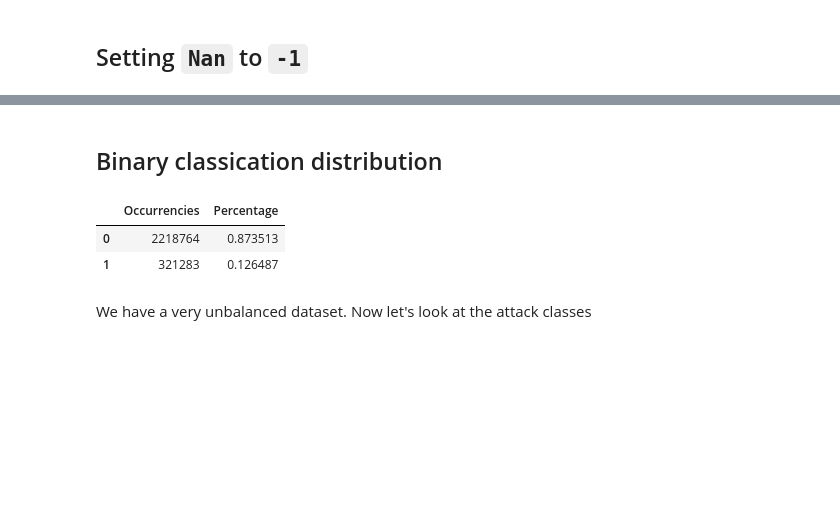
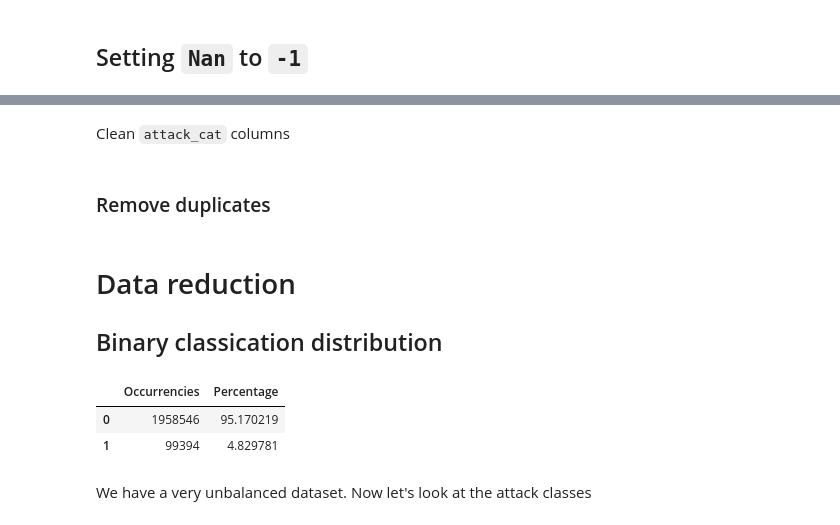
Before and after one commit to just-hms/DM-ML, a Jupyter notebook: src/preprocessing.ipynb, the cells around one changed output, grey strips where cells are left out. Cells and saved outputs as stored; diff of their text form; code cells hidden in the pictures; blank space fills up the shorter version.

```diff
--- a/src/preprocessing.ipynb
+++ b/src/preprocessing.ipynb
@@ -107,7 +107,16 @@ nominal_features = ["proto", "state", "service"]
 
 for nominal_feature in nominal_features:
 	new_values, index = pd.factorize(data[nominal_feature])
+
+	# add the mapping function to a dictonary so it's reusable in the real scenario
+	dict = {}
+
+	column = data[nominal_feature].iloc
+	for i in range(0,len(data)):
+		dict[column[i]] = new_values[i]
+
+	print(dict)
+
+	# editing the data
 	data[nominal_feature] = new_values
-
-data.info()
 # %% [output]
@@ -133,16 +142,30 @@ memory usage: 910.8+ MB
+# %% [markdown]
+Clean `attack_cat` columns
+# %%
+# delete spaces if the attackcat is not None
+data.attack_cat = data.attack_cat.apply(lambda x: str(x).strip() if str(x) != "nan" else x)
+
+# Merge `Backdoor` and `Backdoors` as they are the same thing
+data.attack_cat = data.attack_cat.apply(lambda x: "Backdoor" if x == "Backdoors" else x)
+# %% [markdown]
+### Remove duplicates
+# %%
+data.drop_duplicates(inplace=True)
 # %% [markdown]
+# Data reduction
+
 ## Binary classication distribution
 # %%
-data_summary_attack = pd.DataFrame(data.Label.value_counts())
-data_summary_attack.columns.values[0] = "Occurrencies"
+attacks_summary = pd.DataFrame(data.Label.value_counts())
+attacks_summary.columns.values[0] = "Occurrencies"
 
-data_summary_attack["Percentage"] = data.Label.value_counts() / len(data)
+attacks_summary["Percentage"] = data.Label.value_counts() / len(data) * 100
 
-data_summary_attack
+attacks_summary
 # %% [output]
 |  | Occurrencies | Percentage |
-| 0 | 2218764 | 0.873513 |
-| 1 | 321283 | 0.126487 |
+| 0 | 1958546 | 95.170219 |
+| 1 | 99394 | 4.829781 |
 # %% [markdown]
 We have a very unbalanced dataset. Now let's look at the attack classes
 # %% [markdown]
```
Also changed, not shown: parts of 23 cells of this notebook, 21 other files.
